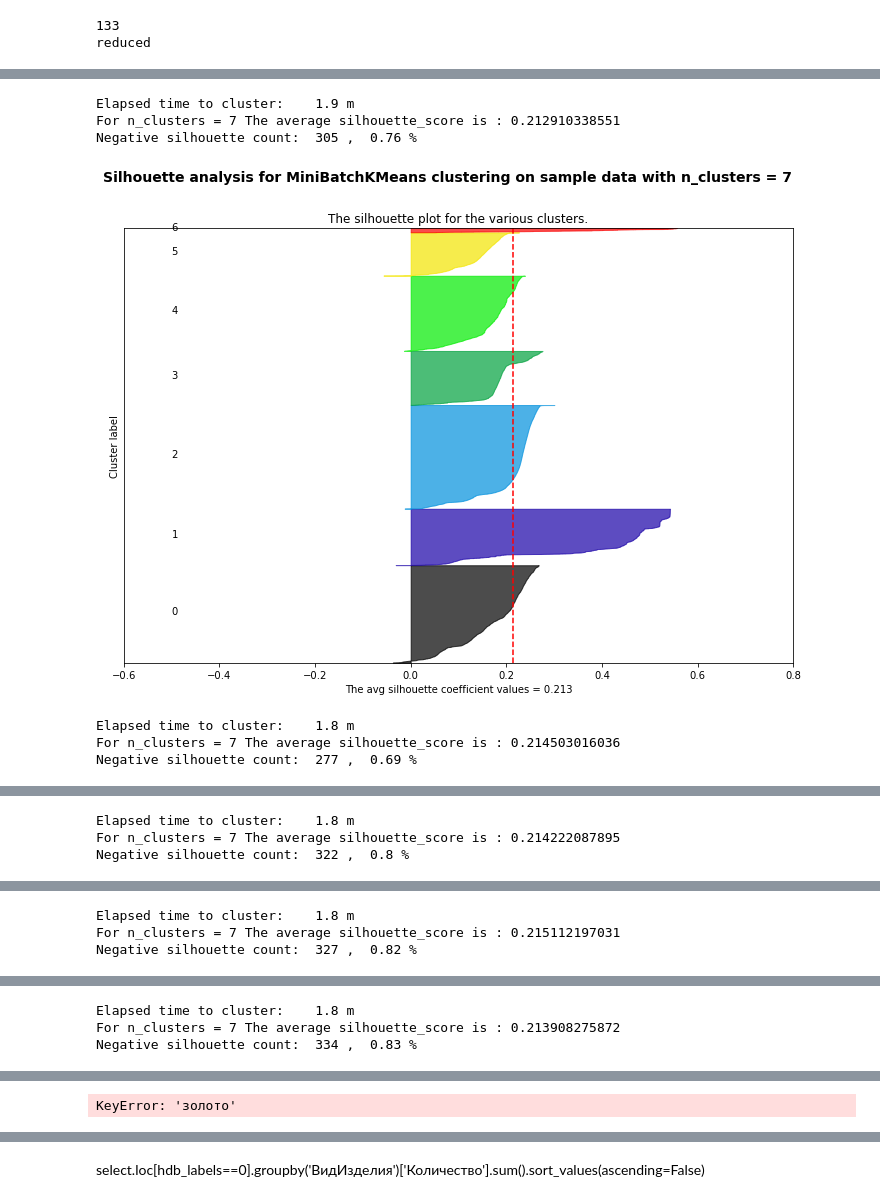
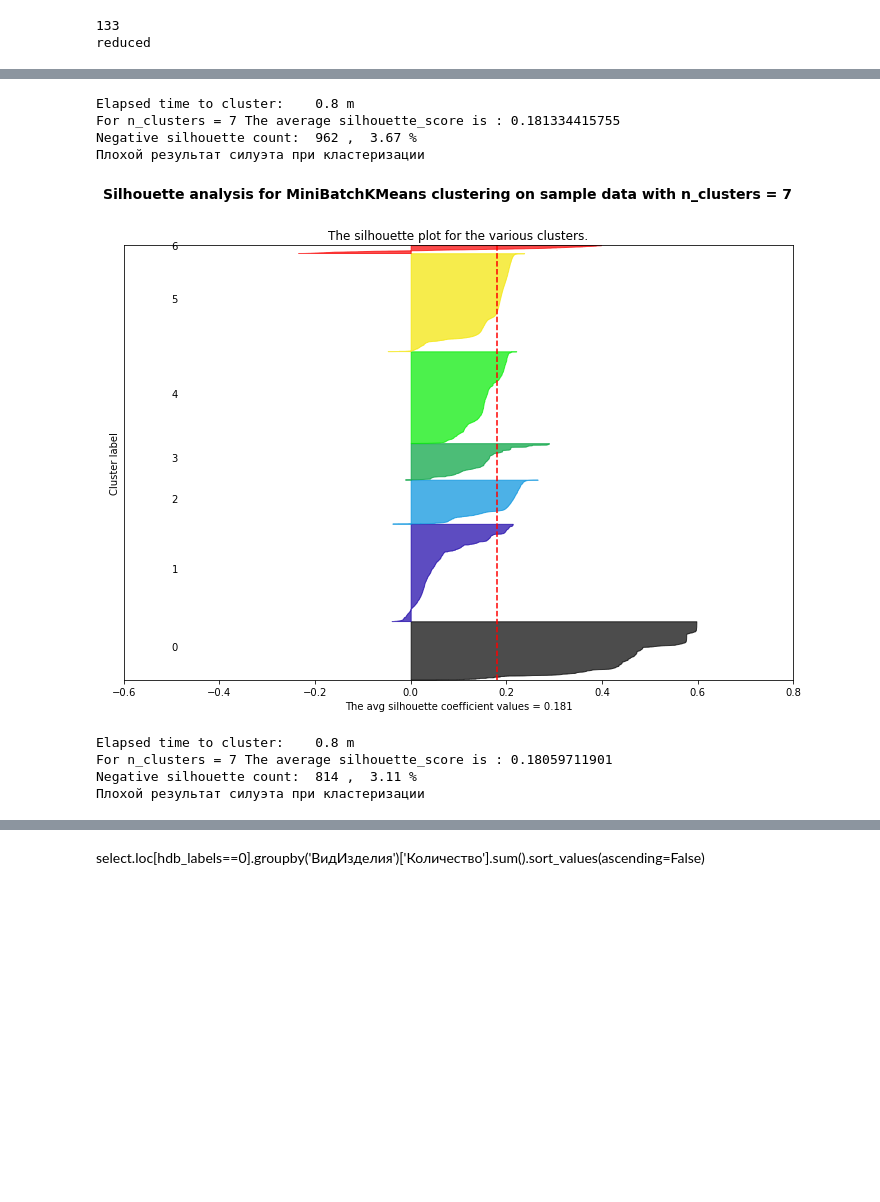
Before and after one commit to sergeybelov/magic, a Jupyter notebook: Кластеризация покупателей MiniBatchKMeans с силуэтом.ipynb, the cells around one changed output, grey strips where cells are left out. Saved outputs shown, nothing was run; the diff lists cells and outputs as text; code cells hidden in the pictures; blank space fills up the shorter version.

```diff
--- a/Кластеризация покупателей MiniBatchKMeans с силуэтом.ipynb
+++ b/Кластеризация покупателей MiniBatchKMeans с силуэтом.ipynb
@@ -37,7 +37,7 @@ customers_name=list(sales_sum.index)
 del sales_sum
 
 #делаем выборку
-select=df.loc[(df['Покупатель'].isin(customers_name))&(df['Дата']>=(dt.datetime(2015,1,1))),['Покупатель','ПокупательПол','ПокупательДатаРождения','ВидИзделия','ПодвидИзделия','СтильДизайна','ВидДизайна','ОсновнойКамень','ГруппаТовара','Коллекция','ЦветМеталла','ТоварСреднийВес','Размер','Вес','Количество','Сумма','Дата','ПокупательОтказОтСМС']]
+select=df.loc[(df['Покупатель'].isin(customers_name))&(df['Дата']>=(dt.datetime(2016,1,7))),['Покупатель','ПокупательПол','ПокупательДатаРождения','ВидИзделия','ПодвидИзделия','СтильДизайна','ВидДизайна','ОсновнойКамень','ГруппаТовара','Коллекция','ЦветМеталла','ТоварСреднийВес','Размер','Вес','Количество','Сумма','Дата','ПокупательОтказОтСМС']]
 del customers_name
 del df
 
@@ -158,7 +159,7 @@ for index in subs:
     one_per=len(sample_silhouette_values)/100
     percent=round(n_len/one_per,2)
     print('Negative silhouette count: ',n_len,', ',percent,'%')
-    if percent>=2: raise Exception('Плохой результат силуэта при кластеризации')
+    if percent>=2: print('Плохой результат силуэта при кластеризации')#raise Exception
 
     y_lower = 12
     for i in range(n_clusters):
@@ -176,37 +177,39 @@ for index in subs:
                 ax1.fill_betweenx(np.arange(y_lower, y_upper),
                                   0, ith_cluster_silhouette_values,
                                   facecolor=color, edgecolor=color, alpha=0.7)
 
                 # Label the silhouette plots with their cluster numbers at the middle
                 ax1.text(-0.5, y_lower + 0.5 * size_cluster_i, str(i))
 
                 # Compute the new y_lower for next plot
                 y_lower = y_upper + 12  # 10 for the 0 samples
 
     set_xlabel="The avg silhouette coefficient values = "+str(round(silhouette_avg,3))
     ax1.set_title("The silhouette plot for the various clusters.")
     ax1.set_xlabel(set_xlabel)
     ax1.set_ylabel("Cluster label")
 
     # The vertical line for average silhouette score of all the values
     ax1.axvline(x=silhouette_avg, color="red", linestyle="--")
 
     ax1.set_yticks([])  # Clear the yaxis labels / ticks
     ax1.set_xticks(list(np.arange(-.6,1,.2)))
 
     plt.suptitle(("Silhouette analysis for MiniBatchKMeans clustering on sample data "
                           "with n_clusters = %d" % n_clusters),
                          fontsize=14, fontweight='bold')
 
     plt.show()
 
     del X
     del cluster_labels
 # %% [output]
-Elapsed time to cluster:    1.9 m
-For n_clusters = 7 The average silhouette_score is : 0.212910338551
-Negative silhouette count:  305 ,  0.76 %
+Elapsed time to cluster:    0.8 m
+For n_clusters = 7 The average silhouette_score is : 0.181334415755
+Negative silhouette count:  962 ,  3.67 %
+Плохой результат силуэта при кластеризации
-[figure, old version]
+[figure, new version]
-Elapsed time to cluster:    1.8 m
-For n_clusters = 7 The average silhouette_score is : 0.214503016036
-Negative silhouette count:  277 ,  0.69 %
+Elapsed time to cluster:    0.8 m
+For n_clusters = 7 The average silhouette_score is : 0.18059711901
+Negative silhouette count:  814 ,  3.11 %
+Плохой результат силуэта при кластеризации
@@ -214,3 +216,0 @@ Negative silhouette count:  277 ,  0.69 %
-Elapsed time to cluster:    1.8 m
-For n_clusters = 7 The average silhouette_score is : 0.214222087895
-Negative silhouette count:  322 ,  0.8 %
@@ -218,3 +216,0 @@ Negative silhouette count:  322 ,  0.8 %
-Elapsed time to cluster:    1.8 m
-For n_clusters = 7 The average silhouette_score is : 0.215112197031
-Negative silhouette count:  327 ,  0.82 %
@@ -222,3 +216,0 @@ Negative silhouette count:  327 ,  0.82 %
-Elapsed time to cluster:    1.8 m
-For n_clusters = 7 The average silhouette_score is : 0.213908275872
-Negative silhouette count:  334 ,  0.83 %
@@ -226,8 +217,6 @@ Negative silhouette count:  334 ,  0.83 %
 # %%
 select['ЦветМеталлаКод']=select['ЦветМеталлаКод'].map(lambda xx: {0: 'серебро', 10: 'золото', 11: 'золото', 20: 'платина',-10: 'сплав', -20: 'прочее'}[xx])
 #select['ПокупательПолКод']=select['ПокупательПолКод'].map(lambda xx: {0: 'Ж', 1: 'М'}[xx])
-# %% [output]
-KeyError: 'золото'
 # %%
 comma=','
 
```
Also changed, not shown: parts of 7 cells of this notebook, 4 other files.
